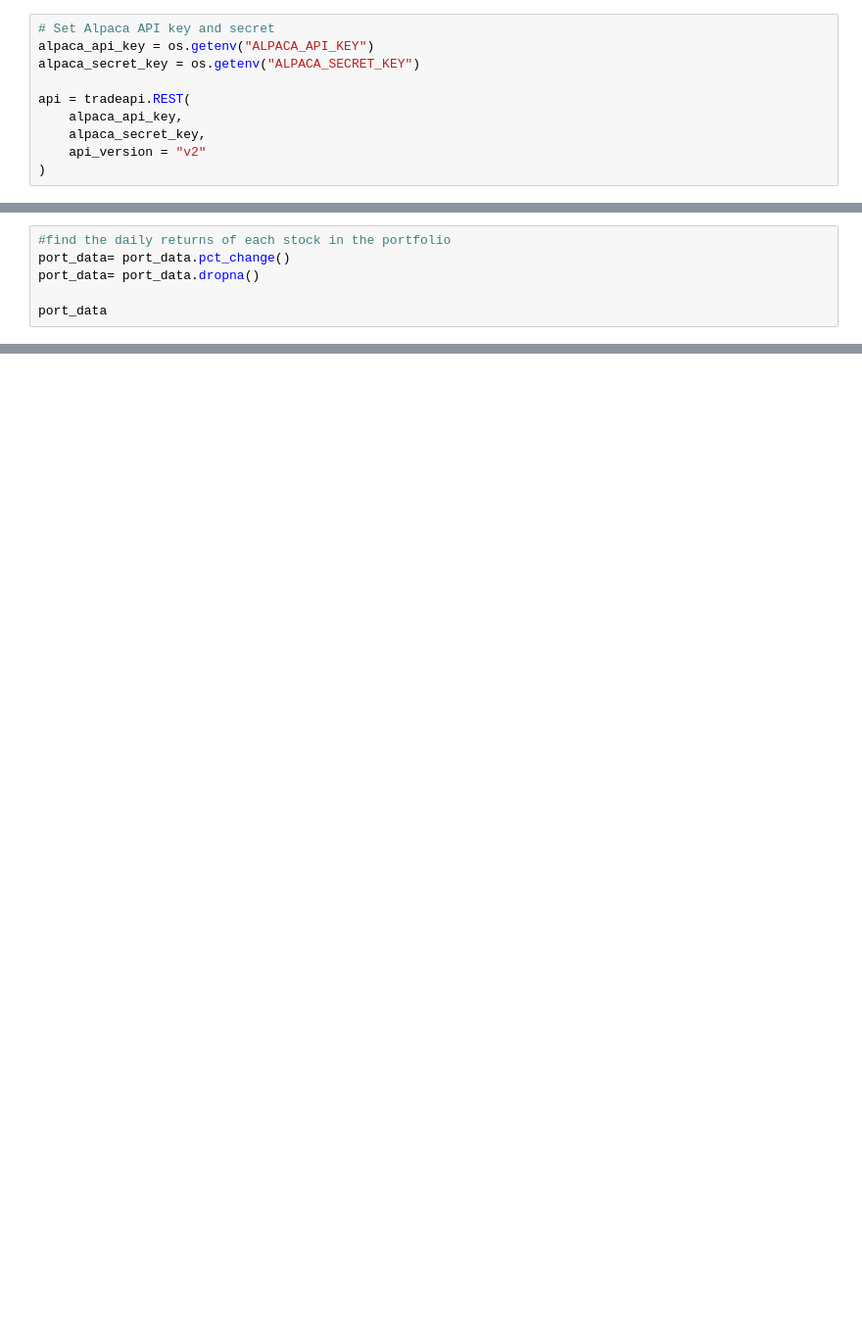
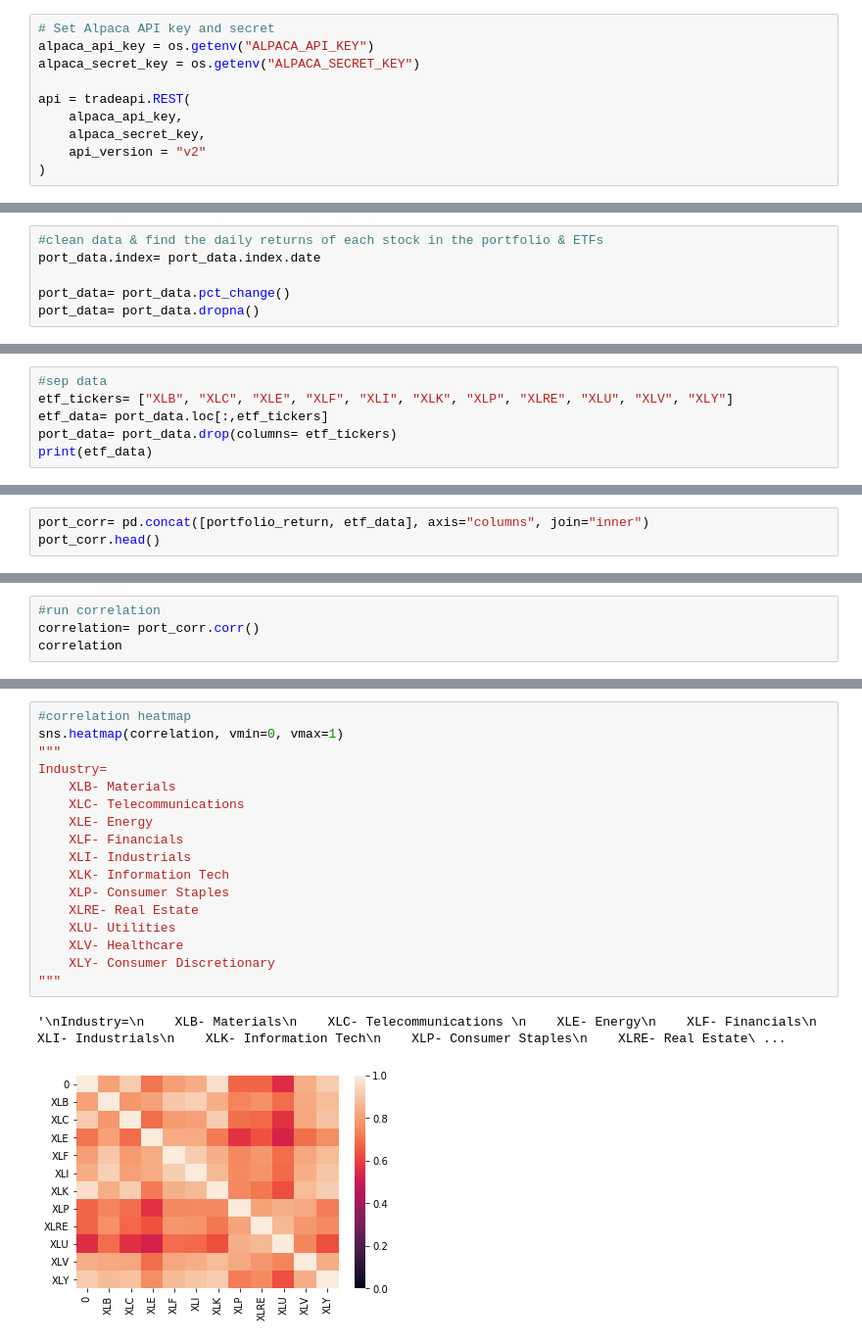
Before and after one commit to GCoeder/PortfolioManagement, a Jupyter notebook: project_code.ipynb, the cells around one changed output, grey strips where cells are left out. Shown at 98% size. Cells and saved outputs as stored; diff of their text form; blank space fills up the shorter version.

Commit message:
heat map, correlation, etfs

```diff
--- a/project_code.ipynb
+++ b/project_code.ipynb
@@ -94,6 +70,6 @@ port_data
 # %%
-#find the daily returns of each stock in the portfolio
+#clean data & find the daily returns of each stock in the portfolio & ETFs
+port_data.index= port_data.index.date
+
 port_data= port_data.pct_change()
 port_data= port_data.dropna()
-
-port_data
@@ -114,0 +76,6 @@ port_data
+# %%
+#sep data
+etf_tickers= ["XLB", "XLC", "XLE", "XLF", "XLI", "XLK", "XLP", "XLRE", "XLU", "XLV", "XLY"]
+etf_data= port_data.loc[:,etf_tickers]
+port_data= port_data.drop(columns= etf_tickers)
+print(etf_data)
@@ -136,0 +113,3 @@ Length: 756, dtype: float64
+# %%
+port_corr= pd.concat([portfolio_return, etf_data], axis="columns", join="inner")
+port_corr.head()
@@ -136,0 +123,4 @@ Length: 756, dtype: float64
+# %%
+#run correlation
+correlation= port_corr.corr()
+correlation
@@ -136,0 +141,20 @@ Length: 756, dtype: float64
+# %%
+#correlation heatmap
+sns.heatmap(correlation, vmin=0, vmax=1)
+"""
+Industry=
+    XLB- Materials
+    XLC- Telecommunications
+    XLE- Energy
+    XLF- Financials
+    XLI- Industrials
+    XLK- Information Tech
+    XLP- Consumer Staples
+    XLRE- Real Estate
+    XLU- Utilities
+    XLV- Healthcare
+    XLY- Consumer Discretionary
+"""
+# %% [output]
+'\nIndustry=\n    XLB- Materials\n    XLC- Telecommunications \n    XLE- Energy\n    XLF- Financials\n    XLI- Industrials\n    XLK- Information Tech\n    XLP- Consumer Staples\n    XLRE- Real Estate\ ...
+[figure, added]
```
Also changed, not shown: parts of 12 cells of this notebook.
